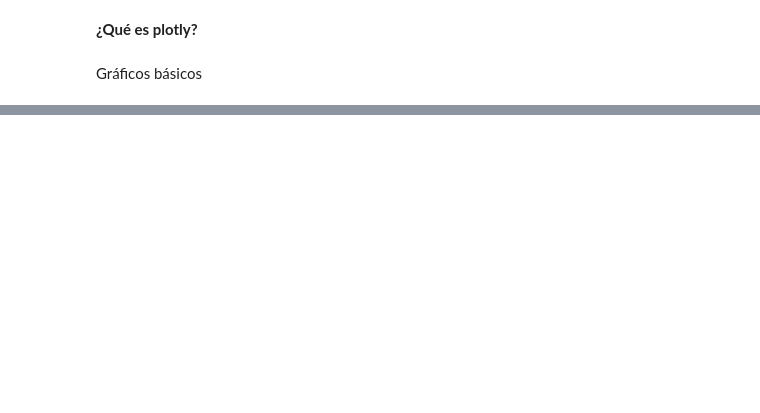
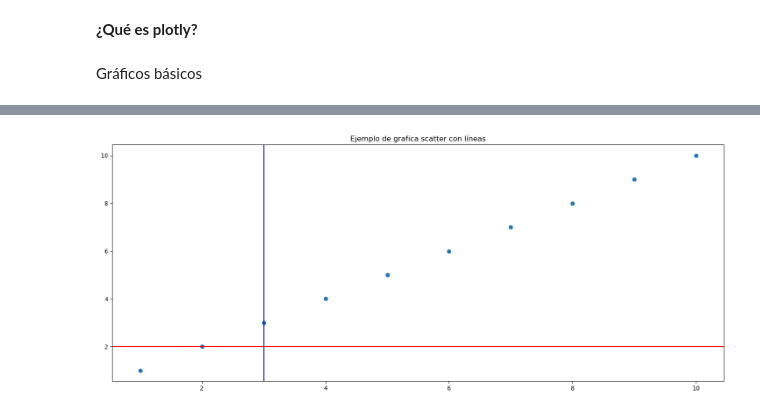
Before and after one commit to CdeCMx-org/curso_python, a Jupyter notebook: Gráficas con plotly.ipynb, the cells around one changed output, grey strips where cells are left out. Cells and saved outputs as stored; diff of their text form; code cells hidden in the pictures; blank space fills up the shorter version.

```diff
--- a/Gráficas con plotly.ipynb
+++ b/Gráficas con plotly.ipynb
@@ -13,0 +20,13 @@ fig.show()
+# %%
+x=[1,2,3,4,5,6,7,8,9,10]
+y=[1,2,3,4,5,6,7,8,9,10]
+
+plt.figure(figsize=(18,7) )
+plt.scatter(x,y)
+
+plt.axvline(x=3, color='b', label='axvline - full height')
+plt.axhline(y=2, color='r', label='axhline - full height')
+plt.title('Ejemplo de grafica scatter con líneas')
+plt.show()
+# %% [output]
+[figure, added]
```
Also changed, not shown: parts of 10 cells of this notebook.
